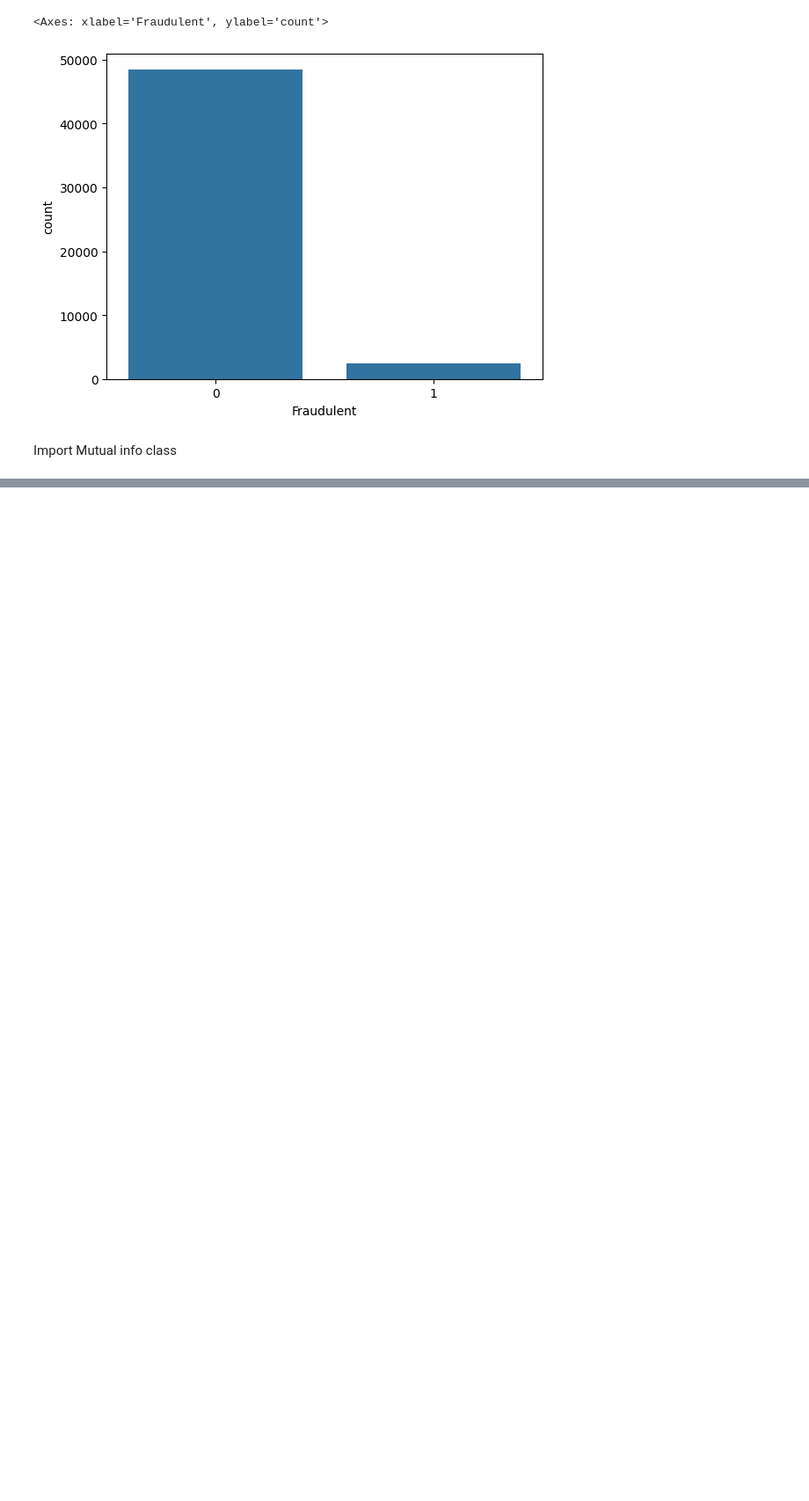
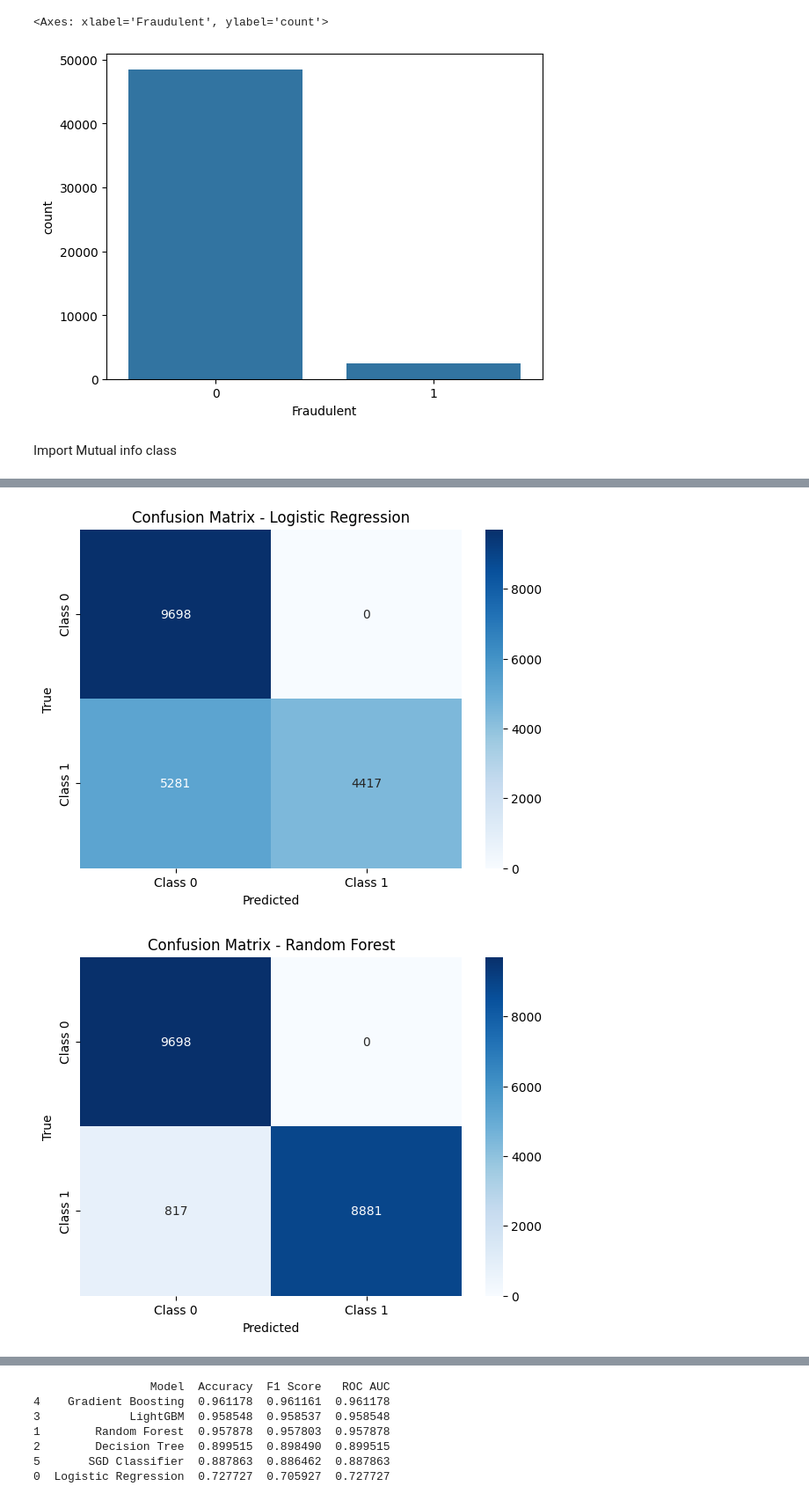
Before and after one commit to DasoTD/Fraud-Detection-ML, a Jupyter notebook: Fraud_Detection.ipynb, the cells around one changed output, grey strips where cells are left out. Shown: that part at 88% size. Drawn from its saved outputs; the diff is of its cells as text; code cells hidden in the pictures; blank space fills up the shorter version.

Commit message:
model

```diff
--- a/Fraud_Detection.ipynb
+++ b/Fraud_Detection.ipynb
@@ -281,0 +286,68 @@ plt.show()
+# %%
+
+
+def plot_confusion_matrix(y_true, y_pred, model_name):
+    cm = confusion_matrix(y_true, y_pred)
+    plt.figure(figsize=(7, 5))
+    sns.heatmap(cm, annot=True, fmt="d", cmap="Blues", xticklabels=["Class 0", "Class 1"], yticklabels=["Class 0", "Class 1"])
+    plt.title(f"Confusion Matrix - {model_name}")
+    plt.xlabel('Predicted')
+    plt.ylabel('True')
+    plt.show()
+# %%
+
+
+from sklearn.model_selection import train_test_split
+from sklearn.metrics import accuracy_score, f1_score, roc_auc_score, confusion_matrix
+from sklearn.linear_model import LogisticRegression, SGDClassifier
+from sklearn.ensemble import RandomForestClassifier, GradientBoostingClassifier
+from sklearn.preprocessing import StandardScaler
+from sklearn.tree import DecisionTreeClassifier
+# from xgboost import XGBClassifier
+from lightgbm import LGBMClassifier
+# from catboost import CatBoostClassifier
+from imblearn.over_sampling import SMOTE
+import pandas as pd
+from tqdm import tqdm
+
+scaler = StandardScaler()
+
+X = fraud_train.drop(['Fraudulent'], axis=1)
+Y = fraud_train['Fraudulent']
+
+smote = SMOTE(random_state=42)
+X_train_resampled, y_train_resampled = smote.fit_resample(X, Y)
+X_scaled = scaler.fit_transform(X_train_resampled)
+
+X_train, X_test, y_train, y_test = train_test_split(X_scaled, y_train_resampled, test_size=0.2, random_state=42, stratify=y_train_resampled)
+
+models = {
+    "Logistic Regression": LogisticRegression(C=1.0, solver="liblinear", max_iter=500, class_weight="balanced"),
+    "Random Forest": RandomForestClassifier(n_estimators=300, max_depth=12, min_samples_split=5, class_weight="balanced_subsample", random_state=42),
+    "Decision Tree": DecisionTreeClassifier(max_depth=10, min_samples_split=10, criterion="gini", class_weight="balanced", random_state=42),
+    # "XGBoost": XGBClassifier(n_estimators=500, learning_rate=0.03, max_depth=7, scale_pos_weight=5, subsample=0.8, colsample_bytree=0.8, eval_metric="logloss", use_label_encoder=False),
+    "LightGBM": LGBMClassifier(n_estimators=500, learning_rate=0.03, max_depth=7, num_leaves=60, min_data_in_leaf=5, force_col_wise=True, scale_pos_weight=5, verbose=-1),
+    "Gradient Boosting": GradientBoostingClassifier(n_estimators=500, learning_rate=0.03, max_depth=7, min_samples_split=5),
+    "SGD Classifier": SGDClassifier(loss="log_loss", penalty="l2", alpha=0.0001, max_iter=2000, tol=1e-4, class_weight="balanced"),
+    # "CatBoost": CatBoostClassifier(iterations=500, learning_rate=0.03, depth=7, l2_leaf_reg=5, scale_pos_weight=5, verbose=0),
+}
+
+results = []
+for name, model in tqdm(models.items(), desc="Training Models", total=len(models)):
+    model.fit(X_train_resampled, y_train_resampled)
+    y_pred = model.predict(X_test)
+
+    accuracy = accuracy_score(y_test, y_pred)
+    f1 = f1_score(y_test, y_pred, average="weighted")
+    roc_auc = roc_auc_score(y_test, y_pred)
+
+
+    results.append({"Model": name, "Accuracy": accuracy, "F1 Score": f1, "ROC AUC": roc_auc})
+
+    plot_confusion_matrix(y_test, y_pred, name)
+
+results_df = pd.DataFrame(results).sort_values(by="F1 Score", ascending=False)
+print(results_df)
+# %% [output]
+[figure, added]
+[figure, added]
@@ -281,0 +358,7 @@ plt.show()
+                 Model  Accuracy  F1 Score   ROC AUC
+4    Gradient Boosting  0.961178  0.961161  0.961178
+3             LightGBM  0.958548  0.958537  0.958548
+1        Random Forest  0.957878  0.957803  0.957878
+2        Decision Tree  0.899515  0.898490  0.899515
+5       SGD Classifier  0.887863  0.886462  0.887863
+0  Logistic Regression  0.727727  0.705927  0.727727
```
Also changed, not shown: parts of 6 cells of this notebook.
